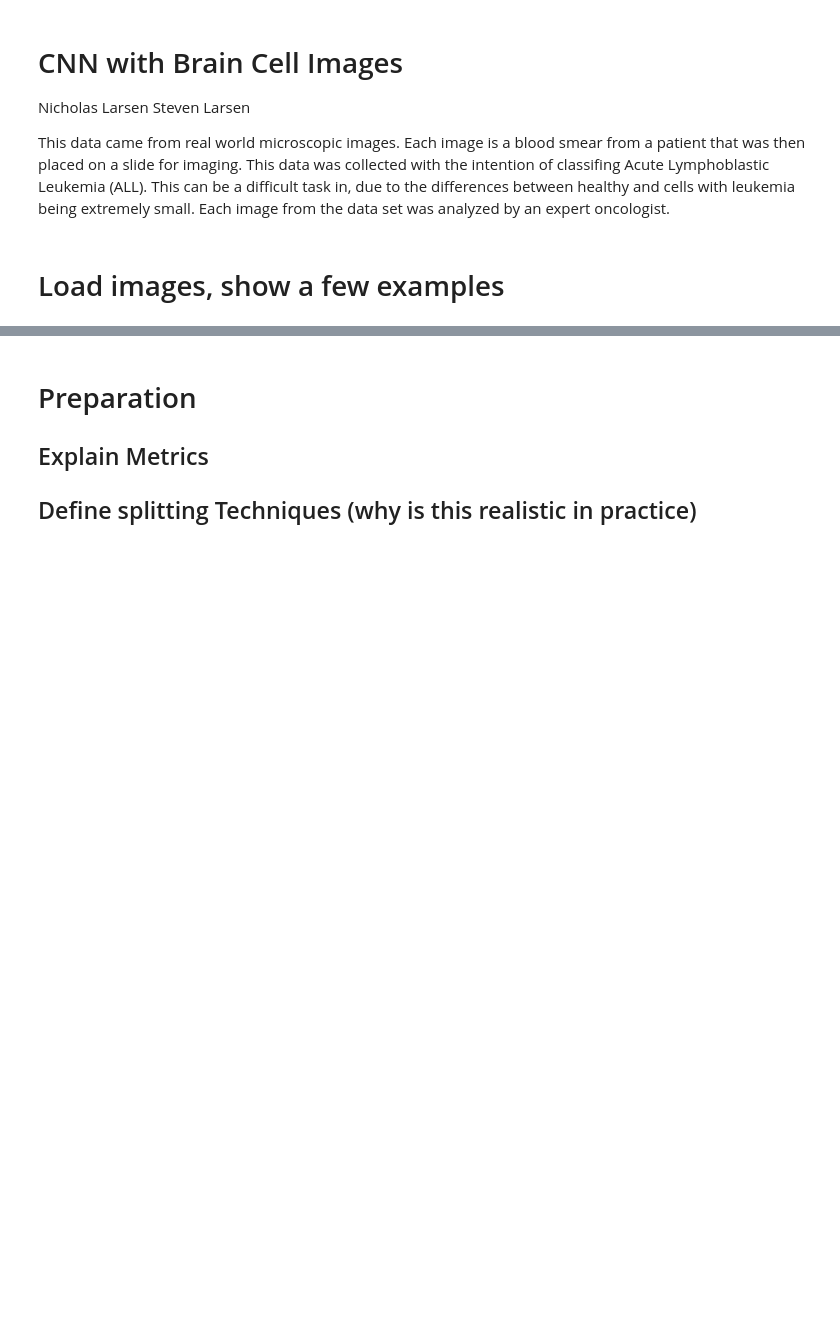
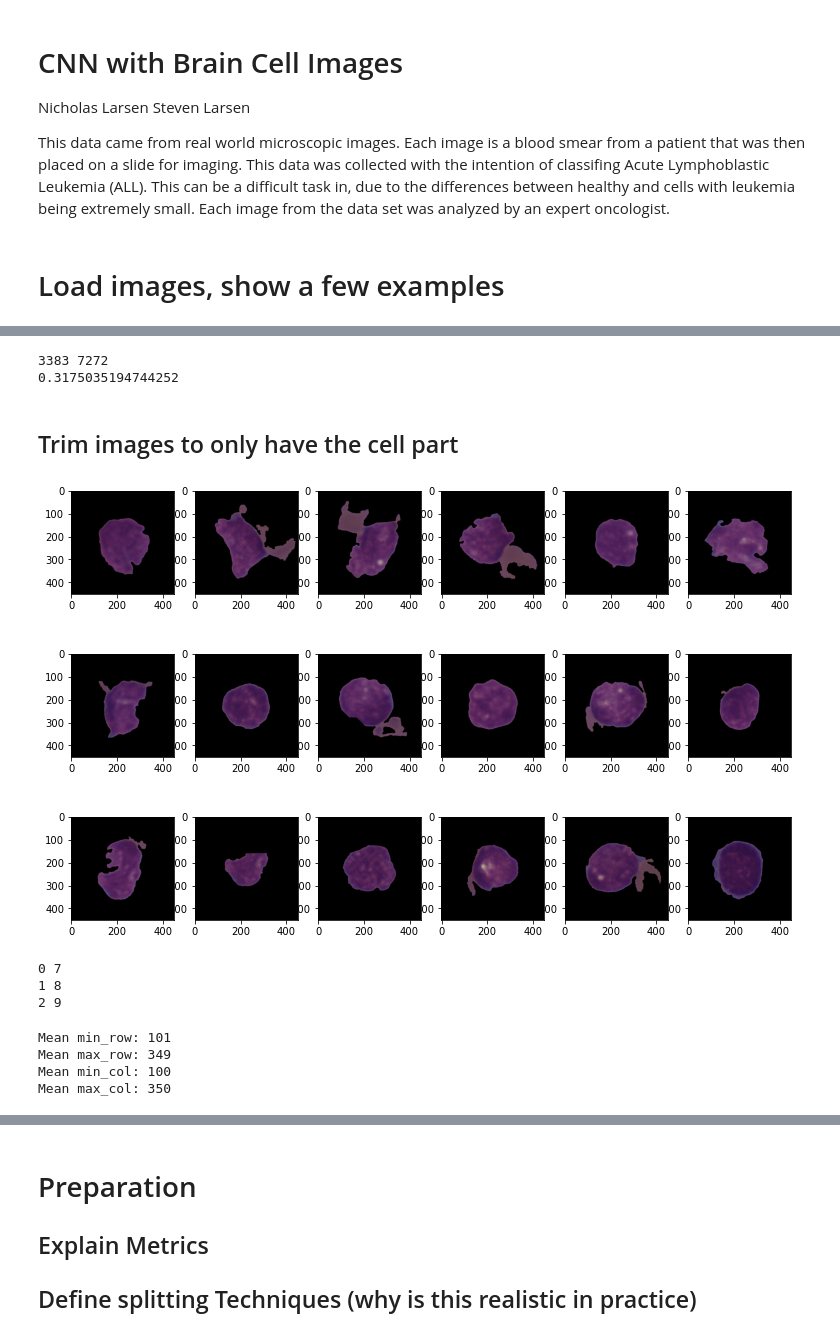
Before and after one commit to nlarsensmu/CNN, a Jupyter notebook: Merged work.ipynb, the cells around one changed output, grey strips where cells are left out. Cells and saved outputs as stored; diff of their text form; code cells hidden in the pictures; blank space fills up the shorter version.

Commit message:
Finish the start of model 1.

```diff
--- a/Merged work.ipynb
+++ b/Merged work.ipynb
@@ -11,6 +11,7 @@ This data came from real world microscopic images.  Each image is a blood smear
 from PIL import Image
 from os import listdir
 import numpy as np
+import tensorflow as tf
 from matplotlib import pyplot as plt
 from skimage.feature import daisy
 from sklearn.metrics.pairwise import pairwise_distances
@@ -21,6 +22,18 @@ import copy
 from sklearn.model_selection import train_test_split
 from sklearn.neighbors import KNeighborsClassifier
 from sklearn.metrics import accuracy_score
+from tensorflow.keras.preprocessing.image import ImageDataGenerator
+import tensorflow.keras as keras
+from tensorflow.keras.models import Sequential
+from tensorflow.keras.layers import Reshape
+from tensorflow.keras.layers import Dense, Dropout, Activation, Flatten
+from tensorflow.keras.layers import Conv2D, MaxPooling2D
+from tensorflow.keras.losses import BinaryCrossentropy
+from sklearn.metrics import make_scorer, accuracy_score,precision_score, recall_score, f1_score
+from sklearn.model_selection import StratifiedKFold, StratifiedShuffleSplit
+from sklearn import metrics as mt
+from copy import deepcopy
+from sklearn.preprocessing import StandardScaler
 
 def gray_sacle(data):
     return np.dot(data[...,:3], [0.299, 0.587, 0.114])
@@ -64,17 +77,15 @@ def plot_gallery(images, titles, h, w, n_row=3, n_col=6):
     plt.subplots_adjust(bottom=0, left=.01, right=.99, top=.90, hspace=.35)
     for i in range(n_row * n_col):
         plt.subplot(n_row, n_col, i + 1)
-        plt.imshow(images[i].reshape((h, w)), cmap=plt.cm.gray)
-        plt.title(titles[i], size=12)
-        plt.xticks(())
-        plt.yticks(())
+        plt.imshow(images[i],cmap='bone')
+    plt.show()
 # %%
 %%time
 dirs = [
-#    r'..\archive\C-NMC_Leukemia\training_data\fold_0',
-#    r'..\archive\C-NMC_Leukemia\training_data\fold_1',
-#    r'..\archive\C-NMC_Leukemia\training_data\fold_2'
-    r'..\archive\C-NMC_Leukemia\training_data\fold_small'
+    r'..\archive\C-NMC_Leukemia\training_data\fold_0',
+    r'..\archive\C-NMC_Leukemia\training_data\fold_1',
+    r'..\archive\C-NMC_Leukemia\training_data\fold_2'
+#    r'..\archive\C-NMC_Leukemia\training_data\fold_small'
 ]
 X, y = read_images(dirs, verb=False)
 print(X.shape)
@@ -83,0 +95,21 @@ Wall time: 15 ms
+# %%
+y_0 = len(y[y==0])
+y_1 = len(y[y==1])
+print(len(y[y==0]), len(y[y==1]))
+print(y_0/(y_1+y_0))
+# %% [output]
+3383 7272
+0.3175035194744252
+# %% [markdown]
+## Trim images to only have the cell part
+# %%
+plot_gallery(X, [i for i  in range(0,18)], 450,450)
+# %% [output]
+[figure, added]
+# %%
+for idx, x in enumerate(range(7,10)):
+    print(idx, x)
+# %% [output]
+0 7
+1 8
+2 9
@@ -83,0 +150,15 @@ Wall time: 15 ms
+# %%
+extss = np.array(extss)
+min_row = int((np.mean(extss[:,0]) - np.std(extss[:,0])).round())
+max_row = int((np.mean(extss[:,1]) + np.std(extss[:,1])).round())
+min_col = int((np.mean(extss[:,2]) - np.std(extss[:,2])).round())
+max_col = int((np.mean(extss[:,3]) + np.std(extss[:,3])).round())
+print('Mean min_row:', min_row)
+print('Mean max_row:', max_row)
+print('Mean min_col:', min_col)
+print('Mean max_col:', max_col)
+# %% [output]
+Mean min_row: 101
+Mean max_row: 349
+Mean min_col: 100
+Mean max_col: 350
```
Also changed, not shown: parts of 29 cells of this notebook.
